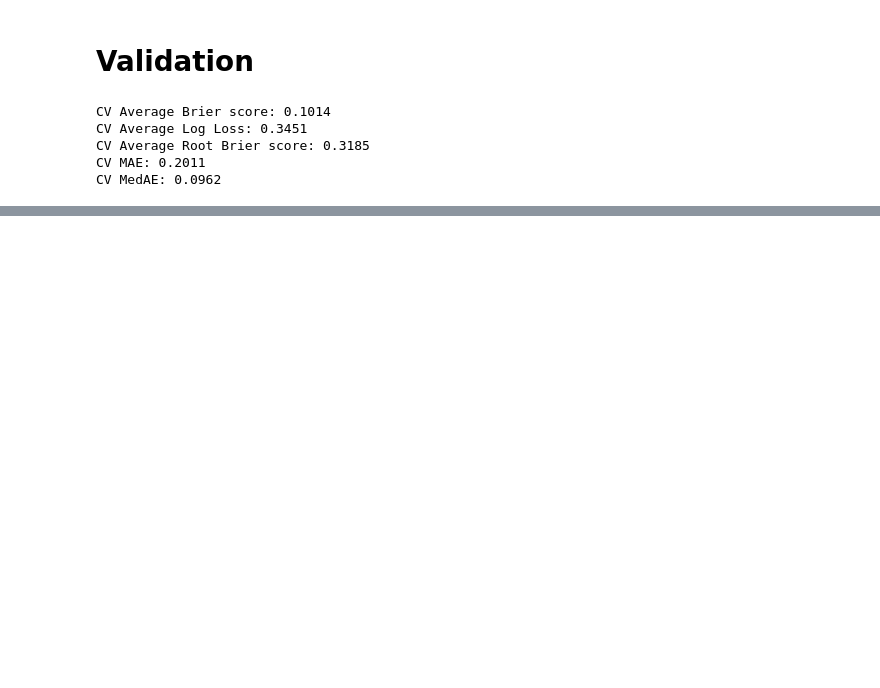
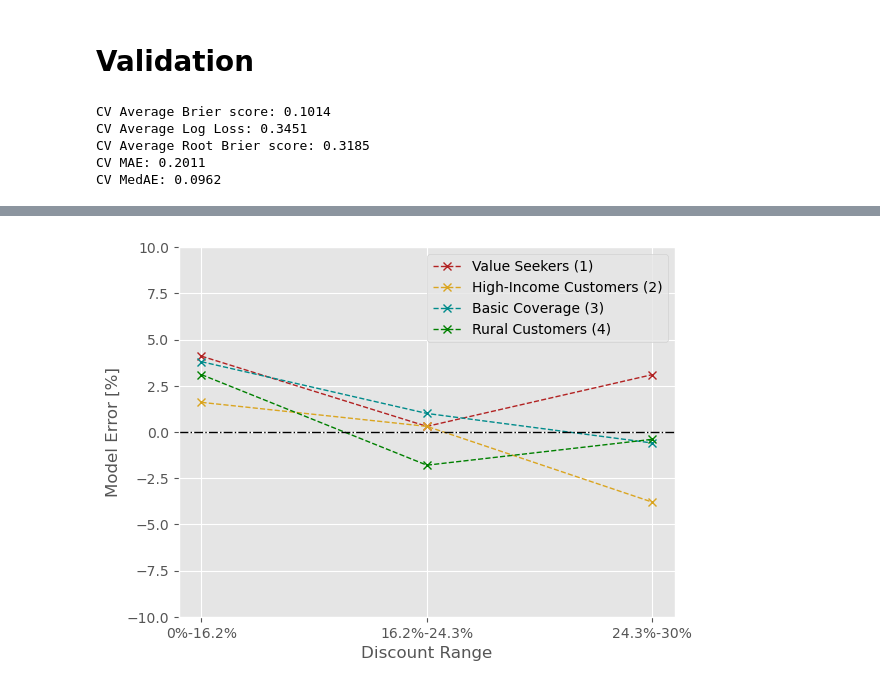
Before and after one commit to victormorizon/baqm-seminar-16, a Jupyter notebook: baseline/model_victor.ipynb, the cells around one changed output, grey strips where cells are left out. Saved outputs shown, nothing was run; the diff lists cells and outputs as text; code cells hidden in the pictures; blank space fills up the shorter version.

```diff
--- a/baseline/model_victor.ipynb
+++ b/baseline/model_victor.ipynb
@@ -11,6 +11,7 @@ from sklearn.model_selection import cross_val_score
 import matplotlib.pyplot as plt
 from hyperopt import fmin, tpe, hp, STATUS_OK, Trials
 from sklearn.linear_model import LogisticRegression
+plt.style.use('ggplot')
 # %% [markdown]
 # Load Data
 # %%
@@ -192,0 +220,34 @@ CV MedAE: 0.0962
+# %%
+group_1 = [4.1, 0.3, 3.1]
+group_2 = [1.6, 0.3, -3.8]
+group_3 = [3.8, 1, -0.6]
+group_4 = [3.1, -1.8, -0.4]
+
+x = ["0%-16.2%", "16.2%-24.3%", "24.3%-30%"]
+
+fig, ax = plt.subplots()
+# ax.plot(x,y)
+# ax.fill_between(x, (y-ci), (y+ci), color='b', alpha=.1)
+
+ax.plot(x, group_1, label="Value Seekers (1)", marker="x", linestyle='--', linewidth=1, color="firebrick")
+# ax.fill_between(x, (group_1-group_1_ci), (group_1+group_1_ci), alpha=.1, color="firebrick")
+
+ax.plot(x, group_2, label="High-Income Customers (2)", marker="x", linestyle='--', linewidth=1, color="goldenrod")
+# ax.fill_between(x, (group_2-group_2_ci), (group_2+group_2_ci), alpha=.1, color="goldenrod")
+
+ax.plot(x, group_3, label="Basic Coverage (3)", marker="x", linestyle='--', linewidth=1, color="darkcyan")
+# ax.fill_between(x, (group_2-group_2_ci), (group_2+group_2_ci), alpha=.1, color="goldenrod")
+
+ax.plot(x, group_4, label="Rural Customers (4)", marker="x", linestyle='--', linewidth=1, color="green")
+# ax.fill_between(x, (group_2-group_2_ci), (group_2+group_2_ci), alpha=.1, color="goldenrod")
+
+plt.xticks(x)
+plt.ylim(-10, 10)
+plt.axhline(y=0, color='black', linestyle='-.', linewidth=1)
+ax.legend()
+plt.xlabel("Discount Range")
+plt.ylabel("Model Error [%]")
+plt.savefig('../plots/final_errors.png', dpi=200)
+plt.show()
+# %% [output]
+[figure, added]
```
Also changed, not shown: parts of 6 cells of this notebook, 8 other files.
